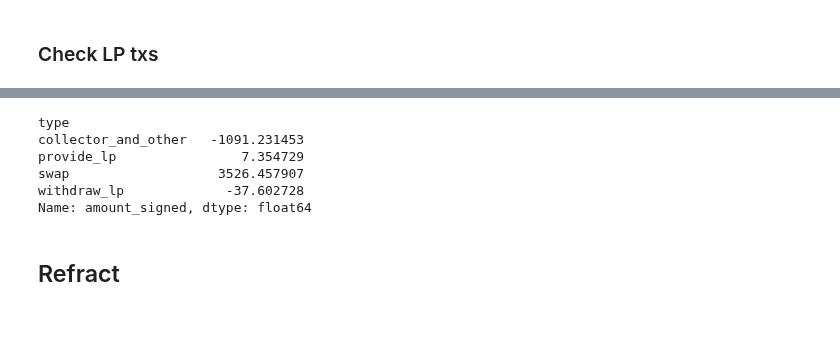
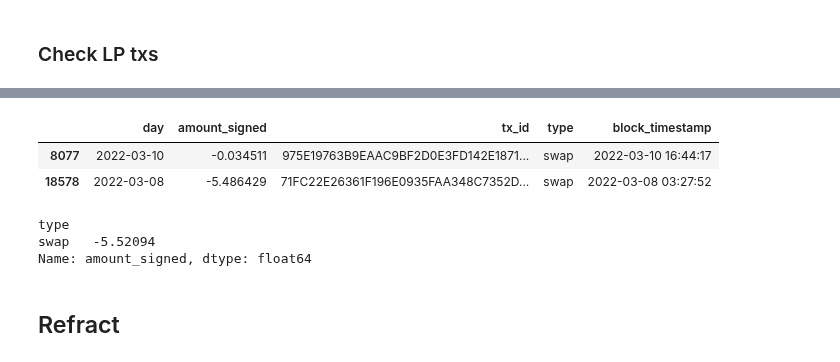
Before and after one commit to IncioMan/prism_forge, a Jupyter notebook: notebook/Prism Farm - Analytics.ipynb, the cells around one changed output, grey strips where cells are left out. Cells and saved outputs as stored; diff of their text form; code cells hidden in the pictures; blank space fills up the shorter version.

```diff
--- a/notebook/Prism Farm - Analytics.ipynb
+++ b/notebook/Prism Farm - Analytics.ipynb
@@ -488,5 +547,6 @@ dp.all_lps[dp.all_lps.amount_signed.isna()]
 # %%
-extra_txs = set(dp.all_lps.tx_id.values).difference(set(txs.hash.values))
+extra_txs = set(ydp.all_lps.tx_id[(ydp.all_lps.block_timestamp<max_date)&(~ydp.all_lps.type.isin(['withdraw_lp','provide_lp']))].values)\
+                .difference(set(txs.hash.values))
 # %%
 len(extra_txs)
 # %% [output]
@@ -494,11 +554,14 @@ len(extra_txs)
+# %%
+ydp.all_lps[ydp.all_lps.tx_id.isin(extra_txs)].head()
+# %% [output]
+|  | day | amount_signed | tx_id | type | block_timestamp |
+| 8077 | 2022-03-10 | -0.034511 | 975E19763B9EAAC9BF2D0E3FD142E1871... | swap | 2022-03-10 16:44:17 |
+| 18578 | 2022-03-08 | -5.486429 | 71FC22E26361F196E0935FAA348C7352D... | swap | 2022-03-08 03:27:52 |
 # %%
-dp.all_lps[dp.all_lps.tx_id.isin(extra_txs)].groupby('type').amount_signed.sum()
+ydp.all_lps[ydp.all_lps.tx_id.isin(extra_txs)].groupby('type').amount_signed.sum()
 # %% [output]
 type
-collector_and_other   -1091.231453
-provide_lp                7.354729
-swap                   3526.457907
-withdraw_lp             -37.602728
+swap   -5.52094
 Name: amount_signed, dtype: float64
 # %% [markdown]
 ## Refract
```
Also changed, not shown: parts of 39 cells of this notebook, 6 other files.
